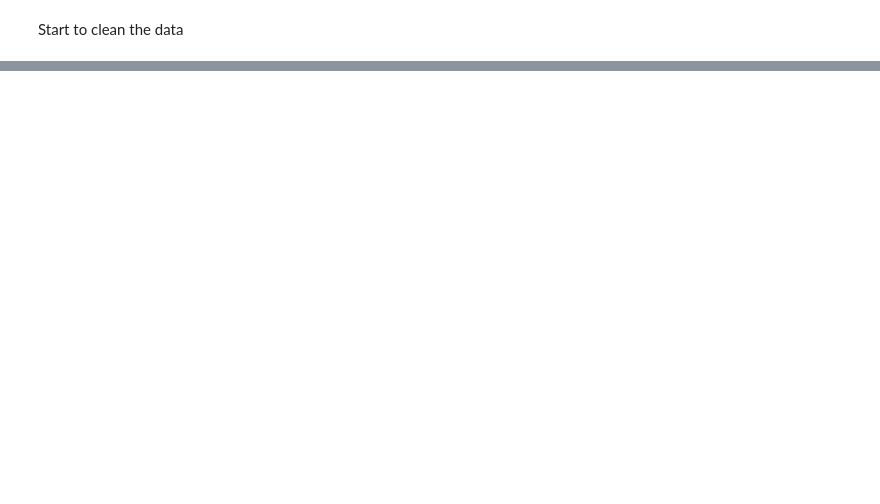
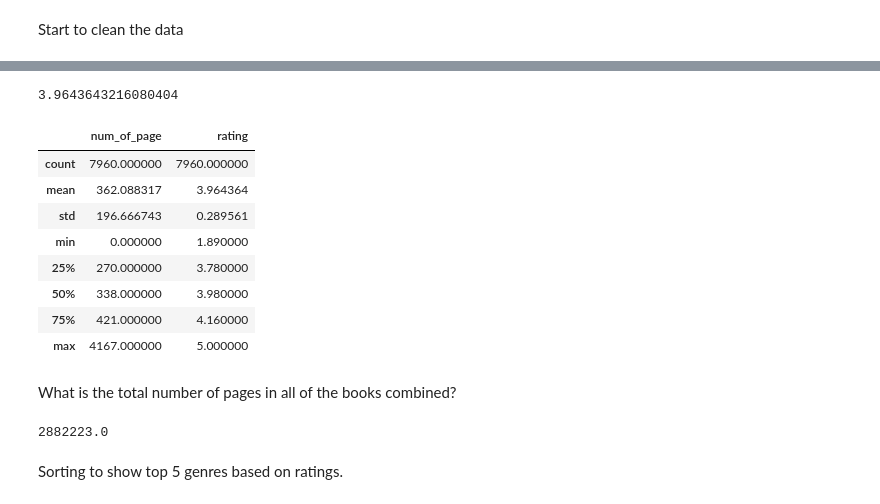
Before and after one commit to Hiahwahnah/book_data_analysis, a Jupyter notebook: book_analysis.ipynb, the cells around one changed output, grey strips where cells are left out. Drawn from its saved outputs; the diff is of its cells as text; code cells hidden in the pictures; blank space fills up the shorter version.

```diff
--- a/book_analysis.ipynb
+++ b/book_analysis.ipynb
@@ -37,0 +119,3 @@ alt_book_data.sample(10)
+# %%
+alt_book_data.rename(columns = {'rate':'rating'}, inplace = True)
+alt_book_data.info()
@@ -38,2 +138,24 @@ alt_book_data.sample(10)
+# %%
+alt_book_data['rating'].mean()
+# %% [output]
+3.9643643216080404
 # %%
-alt_book_data.info()
+alt_book_data.describe()
+# %% [output]
+|  | num_of_page | rating |
+| count | 7960.000000 | 7960.000000 |
+| mean | 362.088317 | 3.964364 |
+| std | 196.666743 | 0.289561 |
+| min | 0.000000 | 1.890000 |
+| 25% | 270.000000 | 3.780000 |
+| 50% | 338.000000 | 3.980000 |
+| 75% | 421.000000 | 4.160000 |
+| max | 4167.000000 | 5.000000 |
+# %% [markdown]
+What is the total number of pages in all of the books combined?
+# %%
+alt_book_data['num_of_page'].sum()
+# %% [output]
+2882223.0
+# %% [markdown]
+Sorting to show top 5 genres based on ratings.
```
Also changed, not shown: parts of 15 cells of this notebook.
